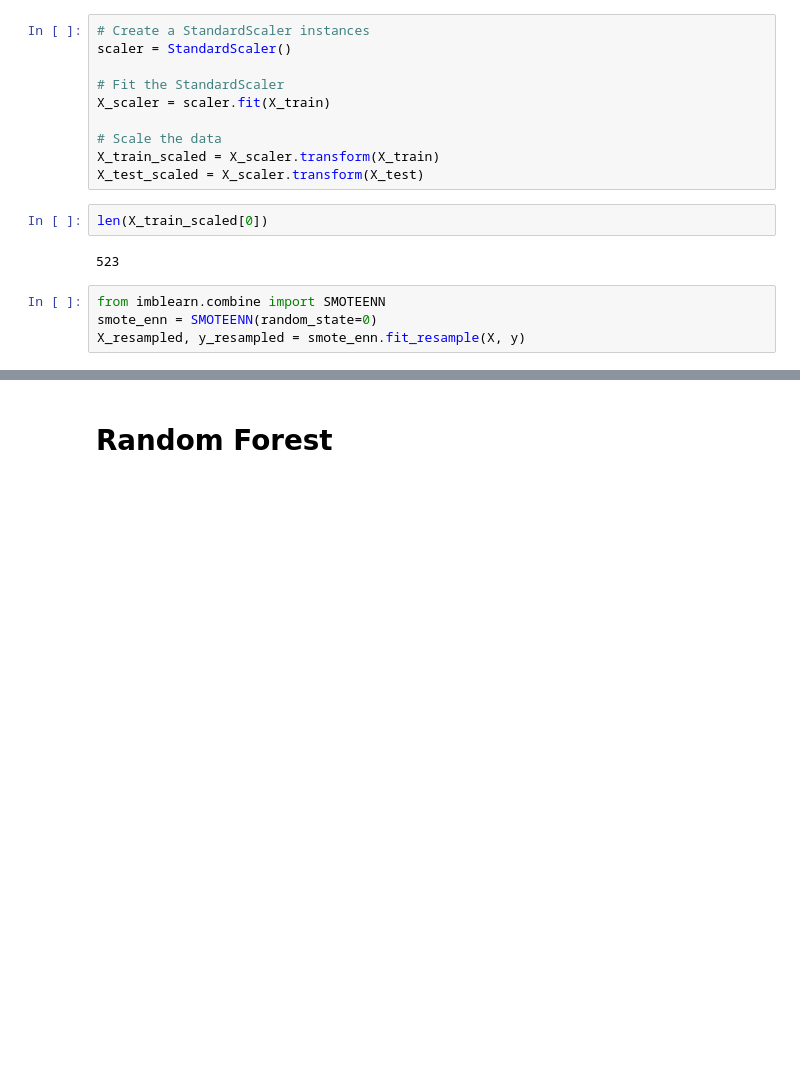
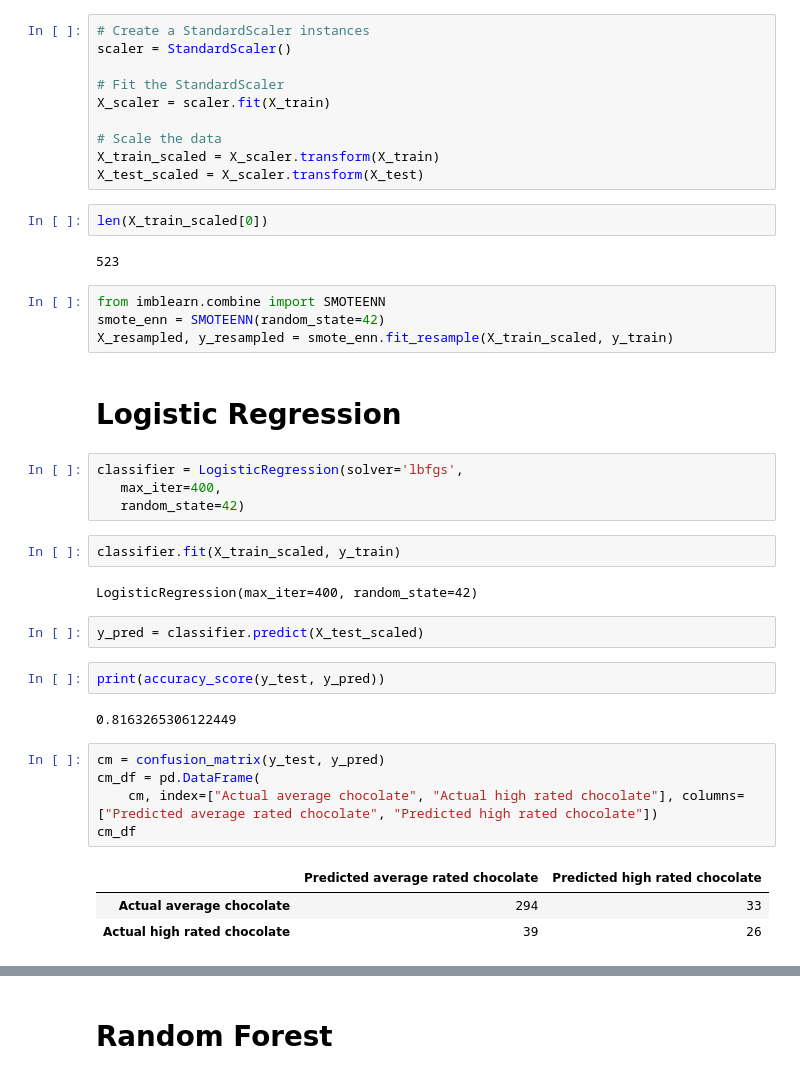
Before and after one commit to jilek/DataBootcampFinalProject, a Jupyter notebook: Segment3_Deliverable/Machine_Learning.ipynb, the cells around one changed output, grey strips where cells are left out. Cells and saved outputs as stored; diff of their text form; blank space fills up the shorter version.

```diff
--- a/Segment3_Deliverable/Machine_Learning.ipynb
+++ b/Segment3_Deliverable/Machine_Learning.ipynb
@@ -290,5 +286,30 @@ len(X_train_scaled[0])
 523
 # %%
 from imblearn.combine import SMOTEENN
-smote_enn = SMOTEENN(random_state=0)
-X_resampled, y_resampled = smote_enn.fit_resample(X, y)
+smote_enn = SMOTEENN(random_state=42)
+X_resampled, y_resampled = smote_enn.fit_resample(X_train_scaled, y_train)
+# %% [markdown]
+# Logistic Regression
+# %%
+classifier = LogisticRegression(solver='lbfgs',
+   max_iter=400,
+   random_state=42)
+# %%
+classifier.fit(X_train_scaled, y_train)
+# %% [output]
+LogisticRegression(max_iter=400, random_state=42)
+# %%
+y_pred = classifier.predict(X_test_scaled)
+# %%
+print(accuracy_score(y_test, y_pred))
+# %% [output]
+0.8163265306122449
+# %%
+cm = confusion_matrix(y_test, y_pred)
+cm_df = pd.DataFrame(
+    cm, index=["Actual average chocolate", "Actual high rated chocolate"], columns=["Predicted average rated chocolate", "Predicted high rated chocolate"])
+cm_df
+# %% [output]
+|  | Predicted average rated chocolate | Predicted high rated chocolate |
+| Actual average chocolate | 294 | 33 |
+| Actual high rated chocolate | 39 | 26 |
```
Also changed, not shown: parts of 29 cells of this notebook, 9 other files.
